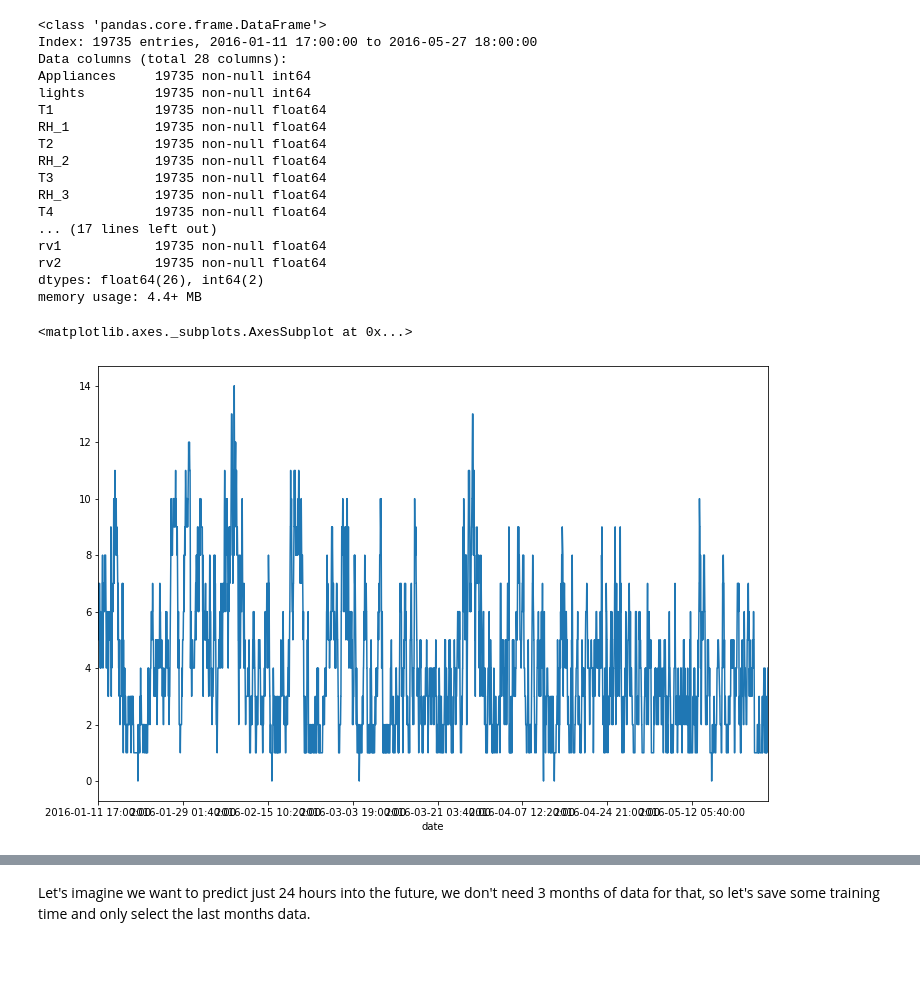
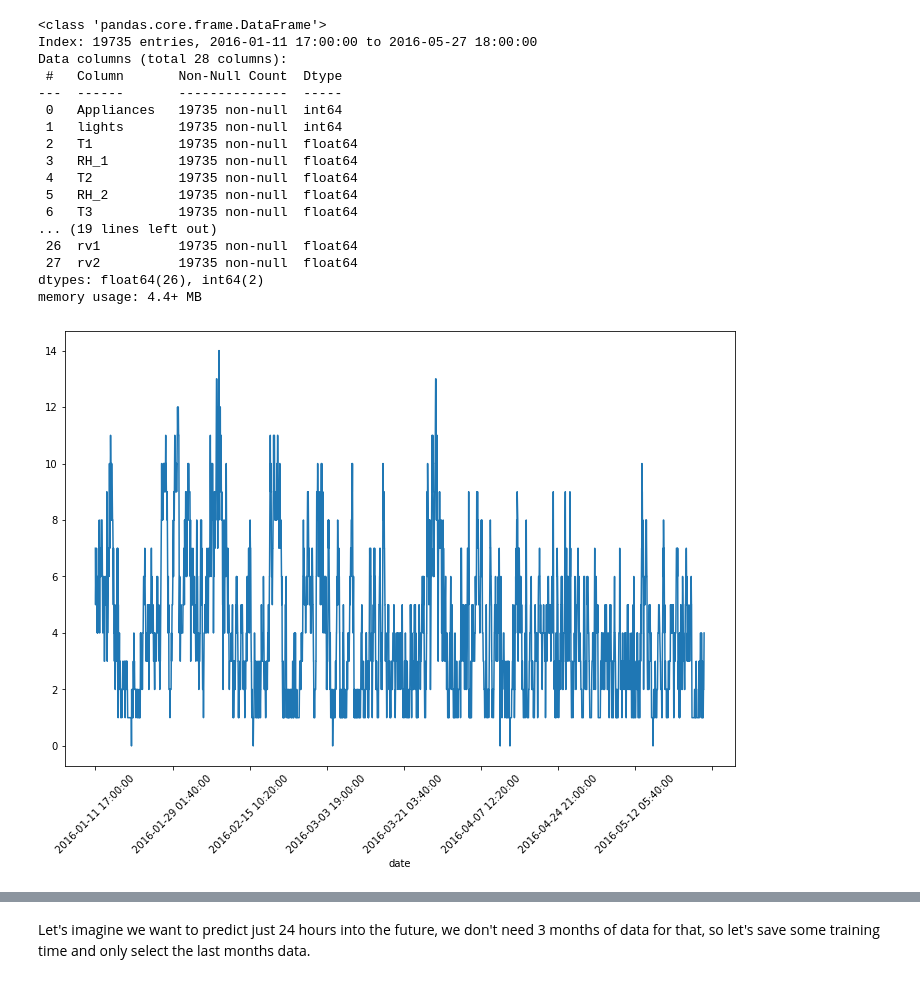
Before and after one commit to SimRey/Deep-Learning, a Jupyter notebook: Recurrent Neural Networks/TensorFlow/03-Multivariate.ipynb, the cells around one changed output, grey strips where cells are left out. Drawn from its saved outputs; the diff is of its cells as text; code cells hidden in the pictures; blank space fills up the shorter version.

```diff
--- a/Recurrent Neural Networks/TensorFlow/03-Multivariate.ipynb
+++ b/Recurrent Neural Networks/TensorFlow/03-Multivariate.ipynb
@@ -36,3 +27,4 @@ Let's read in the data set:
 # %%
-df = pd.read_csv('../DATA/energydata_complete.csv',index_col='date',
+df = pd.read_csv('C:/Users/Lenovo/Desktop/Python/Deep Learning/Data Sets/TensorFlow/energydata_complete.csv',index_col='date',
                 infer_datetime_format=True)
+df.head()
@@ -53,24 +43,24 @@ df.info()
 <class 'pandas.core.frame.DataFrame'>
 Index: 19735 entries, 2016-01-11 17:00:00 to 2016-05-27 18:00:00
 Data columns (total 28 columns):
-Appliances     19735 non-null int64
-lights         19735 non-null int64
-T1             19735 non-null float64
-RH_1           19735 non-null float64
-T2             19735 non-null float64
-RH_2           19735 non-null float64
-T3             19735 non-null float64
-RH_3           19735 non-null float64
-T4             19735 non-null float64
-... (17 lines left out)
-rv1            19735 non-null float64
-rv2            19735 non-null float64
+ #   Column       Non-Null Count  Dtype
+---  ------       --------------  -----
+ 0   Appliances   19735 non-null  int64
+ 1   lights       19735 non-null  int64
+ 2   T1           19735 non-null  float64
+ 3   RH_1         19735 non-null  float64
+ 4   T2           19735 non-null  float64
+ 5   RH_2         19735 non-null  float64
+ 6   T3           19735 non-null  float64
+... (19 lines left out)
+ 26  rv1          19735 non-null  float64
+ 27  rv2          19735 non-null  float64
 dtypes: float64(26), int64(2)
 memory usage: 4.4+ MB
 # %%
 df['Windspeed'].plot(figsize=(12,8))
+plt.xticks(rotation=45);
 # %% [output]
-<matplotlib.axes._subplots.AxesSubplot at 0x...>
-[figure, old version]
+[figure, new version]
 # %%
 df['Appliances'].plot(figsize=(12,8))
```
Also changed, not shown: parts of 62 cells of this notebook, 1 other file.
